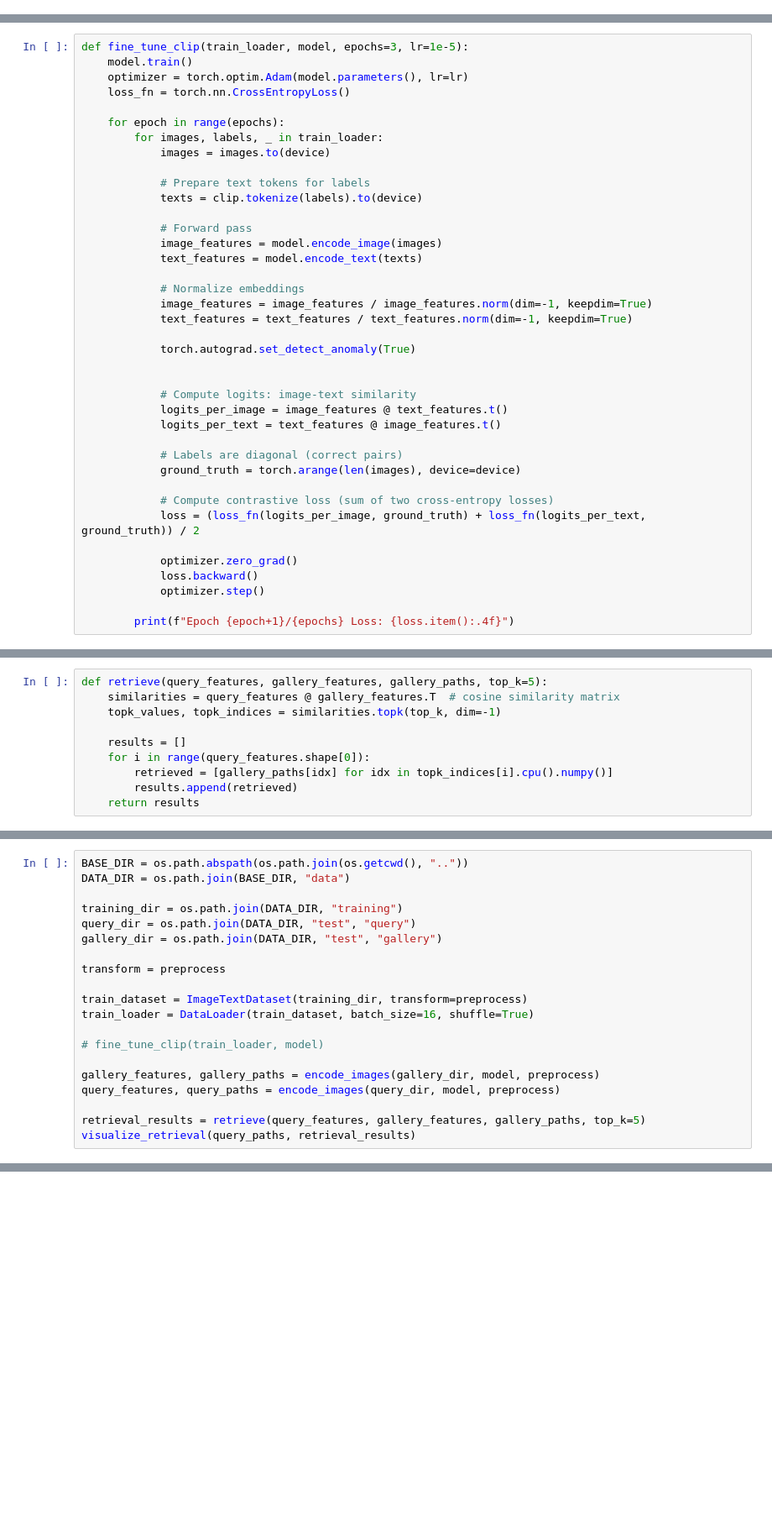
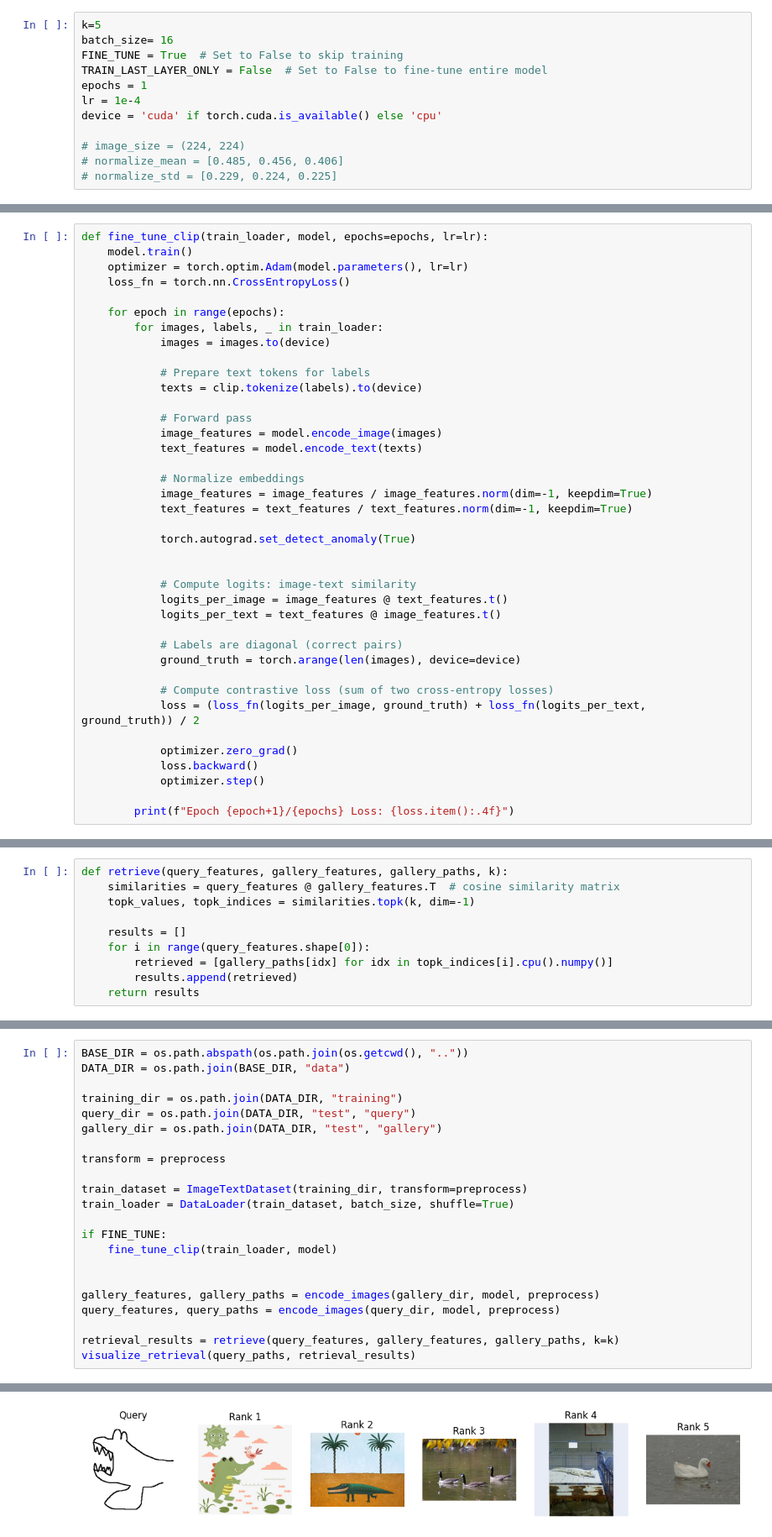
Before and after one commit to tercasaskova311/ml-project-intro, a Jupyter notebook: models/Clip.ipynb, the cells around one changed output, grey strips where cells are left out. Shown: that part at 84% size. Saved outputs shown, nothing was run; the diff lists cells and outputs as text; blank space fills up the shorter version.

```diff
--- a/models/Clip.ipynb
+++ b/models/Clip.ipynb
@@ -8,6 +8,18 @@ import numpy as np
 from torch.utils.data import Dataset, DataLoader
 from torchvision import transforms
 from sklearn.metrics import accuracy_score
+# %%
+k=5
+batch_size= 16
+FINE_TUNE = True  # Set to False to skip training
+TRAIN_LAST_LAYER_ONLY = False  # Set to False to fine-tune entire model
+epochs = 1
+lr = 1e-4
+device = 'cuda' if torch.cuda.is_available() else 'cpu'
+
+# image_size = (224, 224)
+# normalize_mean = [0.485, 0.456, 0.406]
+# normalize_std = [0.229, 0.224, 0.225]
 # %%
 class ImageTextDataset(Dataset):
     def __init__(self, root_folder, transform):
@@ -36,5 +60,5 @@ model, preprocess = clip.load("ViT-B/32", device=device)
 # %%
-def fine_tune_clip(train_loader, model, epochs=3, lr=1e-5):
+def fine_tune_clip(train_loader, model, epochs=epochs, lr=lr):
     model.train()
     optimizer = torch.optim.Adam(model.parameters(), lr=lr)
     loss_fn = torch.nn.CrossEntropyLoss()
@@ -83,9 +107,9 @@ def encode_images(image_folder, model, preprocess):
         features /= features.norm(dim=-1, keepdim=True)
     return features, image_paths
 # %%
-def retrieve(query_features, gallery_features, gallery_paths, top_k=5):
+def retrieve(query_features, gallery_features, gallery_paths, k):
     similarities = query_features @ gallery_features.T  # cosine similarity matrix
-    topk_values, topk_indices = similarities.topk(top_k, dim=-1)
+    topk_values, topk_indices = similarities.topk(k, dim=-1)
 
     results = []
     for i in range(query_features.shape[0]):
@@ -131,12 +155,15 @@ gallery_dir = os.path.join(DATA_DIR, "test", "gallery")
 transform = preprocess
 
 train_dataset = ImageTextDataset(training_dir, transform=preprocess)
-train_loader = DataLoader(train_dataset, batch_size=16, shuffle=True)
+train_loader = DataLoader(train_dataset, batch_size, shuffle=True)
 
-# fine_tune_clip(train_loader, model)
+if FINE_TUNE:
+    fine_tune_clip(train_loader, model)
+
 
 gallery_features, gallery_paths = encode_images(gallery_dir, model, preprocess)
 query_features, query_paths = encode_images(query_dir, model, preprocess)
 
-retrieval_results = retrieve(query_features, gallery_features, gallery_paths, top_k=5)
+retrieval_results = retrieve(query_features, gallery_features, gallery_paths, k=k)
 visualize_retrieval(query_paths, retrieval_results)
+# %% [output]
@@ -142,0 +171 @@ visualize_retrieval(query_paths, retrieval_results)
+[figure, added]
```
Also changed, not shown: parts of 2 cells of this notebook.
